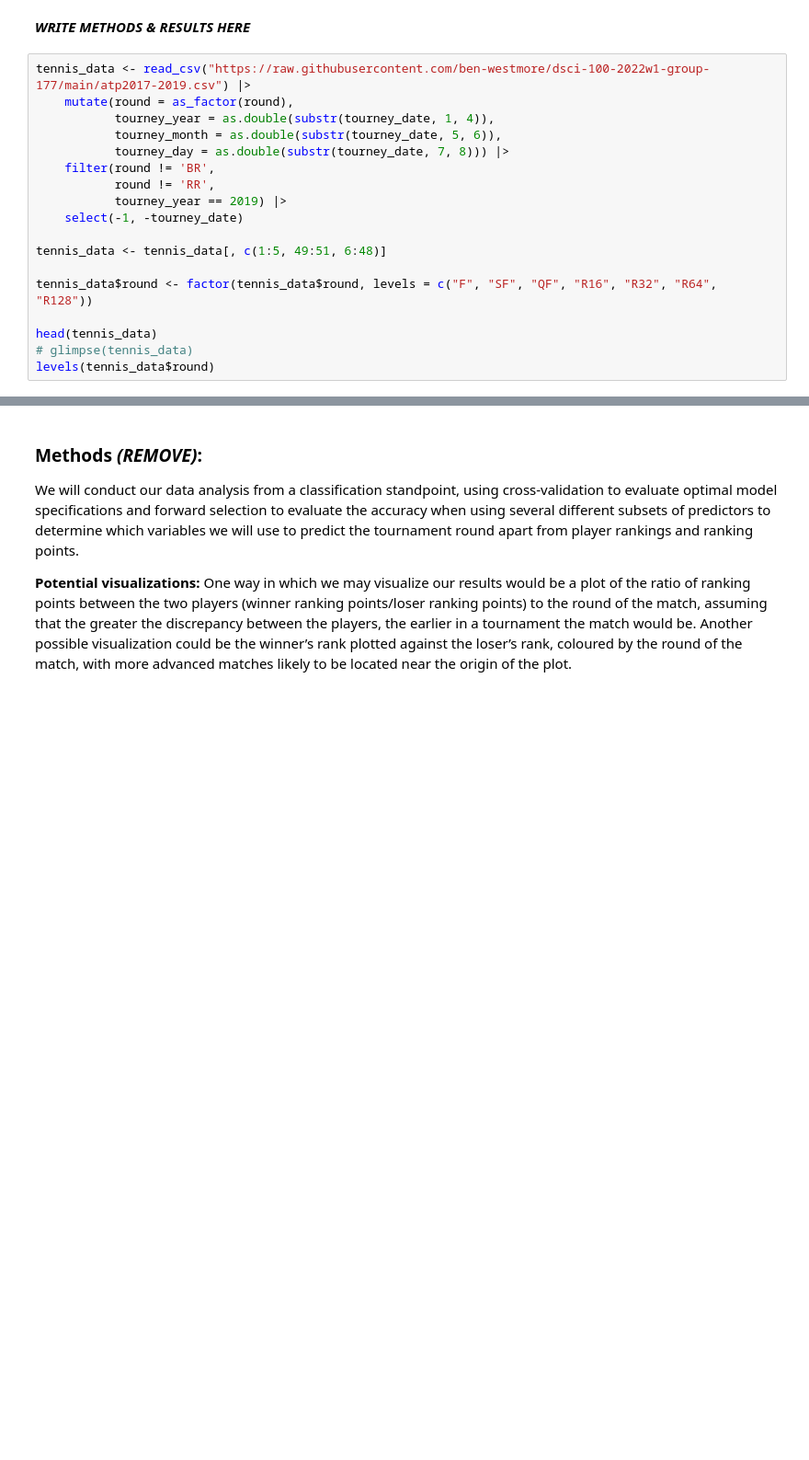
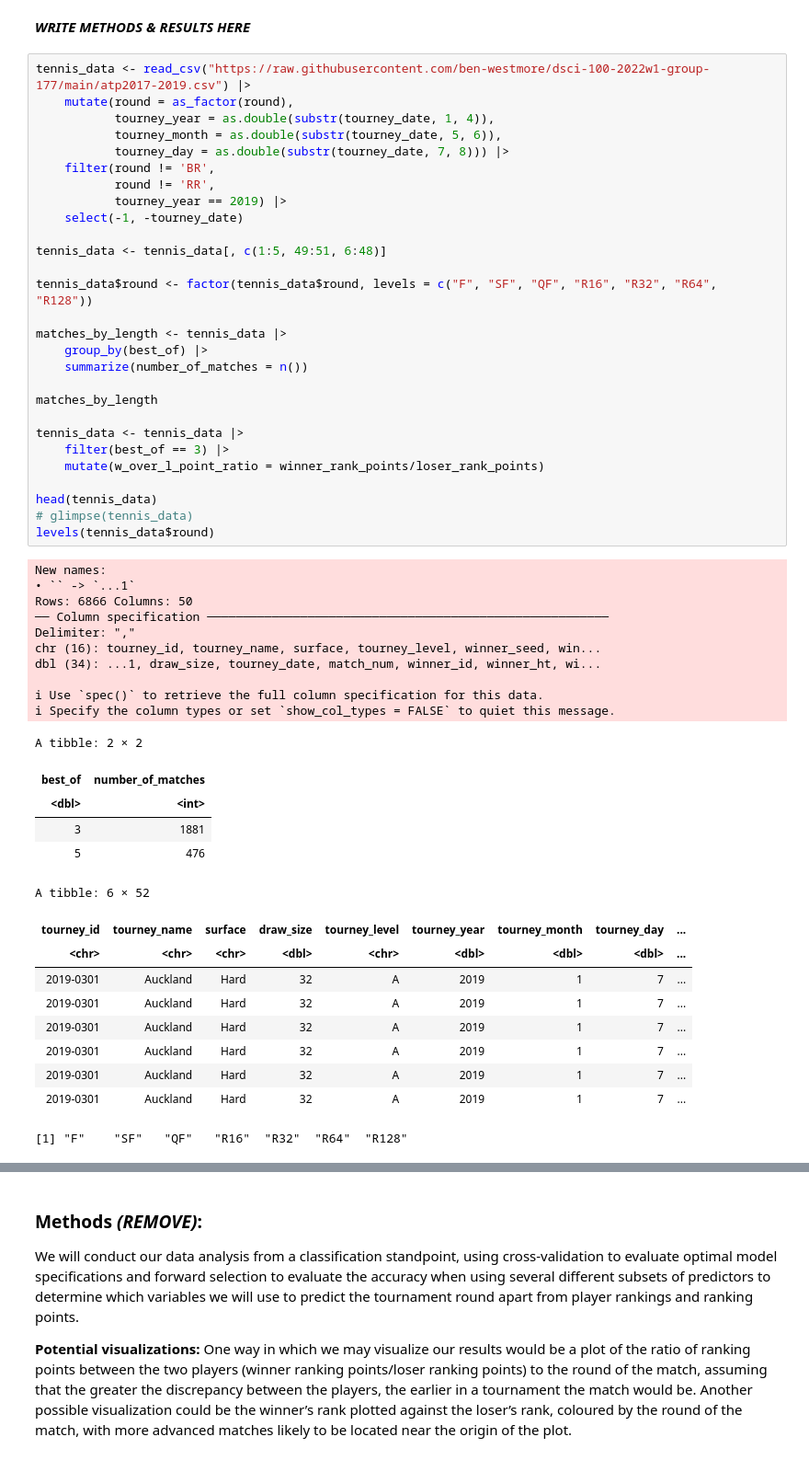
Before and after one commit to ben-westmore/dsci-100-2022w1-group-177, a Jupyter notebook: group177_report.ipynb, the cells around one changed output, grey strips where cells are left out. Shown at 92% size. Saved outputs shown, nothing was run; the diff lists cells and outputs as text; blank space fills up the shorter version.

Commit message:
Added table to check how much data we have for best of 3 and best of 5 matches, filtered the data to only include best of 3, and added a point ratio column

```diff
--- a/group177_report.ipynb
+++ b/group177_report.ipynb
@@ -24,21 +42,57 @@ options(repr.plot.width = 14, repr.plot.height = 8)
 # %%
 tennis_data <- read_csv("https://raw.githubusercontent.com/ben-westmore/dsci-100-2022w1-group-177/main/atp2017-2019.csv") |>
     mutate(round = as_factor(round),
            tourney_year = as.double(substr(tourney_date, 1, 4)),
            tourney_month = as.double(substr(tourney_date, 5, 6)),
            tourney_day = as.double(substr(tourney_date, 7, 8))) |>
     filter(round != 'BR',
            round != 'RR',
            tourney_year == 2019) |>
     select(-1, -tourney_date)
 
 tennis_data <- tennis_data[, c(1:5, 49:51, 6:48)]
 
 tennis_data$round <- factor(tennis_data$round, levels = c("F", "SF", "QF", "R16", "R32", "R64", "R128"))
 
+matches_by_length <- tennis_data |>
+    group_by(best_of) |>
+    summarize(number_of_matches = n())
+
+matches_by_length
+
+tennis_data <- tennis_data |>
+    filter(best_of == 3) |>
+    mutate(w_over_l_point_ratio = winner_rank_points/loser_rank_points)
+
 head(tennis_data)
 # glimpse(tennis_data)
 levels(tennis_data$round)
+# %% [output]
+New names:
+• `` -> `...1`
+Rows: 6866 Columns: 50
+── Column specification ────────────────────────────────────────────────────────
+Delimiter: ","
+chr (16): tourney_id, tourney_name, surface, tourney_level, winner_seed, win...
+dbl (34): ...1, draw_size, tourney_date, match_num, winner_id, winner_ht, wi...
+
+ℹ Use `spec()` to retrieve the full column specification for this data.
+ℹ Specify the column types or set `show_col_types = FALSE` to quiet this message.
+A tibble: 2 × 2
+| best_of | number_of_matches |
+| <dbl> | <int> |
+| 3 | 1881 |
+| 5 | 476 |
+A tibble: 6 × 52
+| tourney_id | tourney_name | surface | draw_size | tourney_level | tourney_year | tourney_month | tourney_day | ... |
+| <chr> | <chr> | <chr> | <dbl> | <chr> | <dbl> | <dbl> | <dbl> | ... |
+| 2019-0301 | Auckland | Hard | 32 | A | 2019 | 1 | 7 | ... |
+| 2019-0301 | Auckland | Hard | 32 | A | 2019 | 1 | 7 | ... |
+| 2019-0301 | Auckland | Hard | 32 | A | 2019 | 1 | 7 | ... |
+| 2019-0301 | Auckland | Hard | 32 | A | 2019 | 1 | 7 | ... |
+| 2019-0301 | Auckland | Hard | 32 | A | 2019 | 1 | 7 | ... |
+| 2019-0301 | Auckland | Hard | 32 | A | 2019 | 1 | 7 | ... |
+[1] "F"    "SF"   "QF"   "R16"  "R32"  "R64"  "R128"
 # %%
 tennis_split <- initial_split(tennis_data, prop = 0.75, strata = round)
 tennis_train <- training(tennis_split)
```
Also changed, not shown: parts of 2 cells of this notebook.
